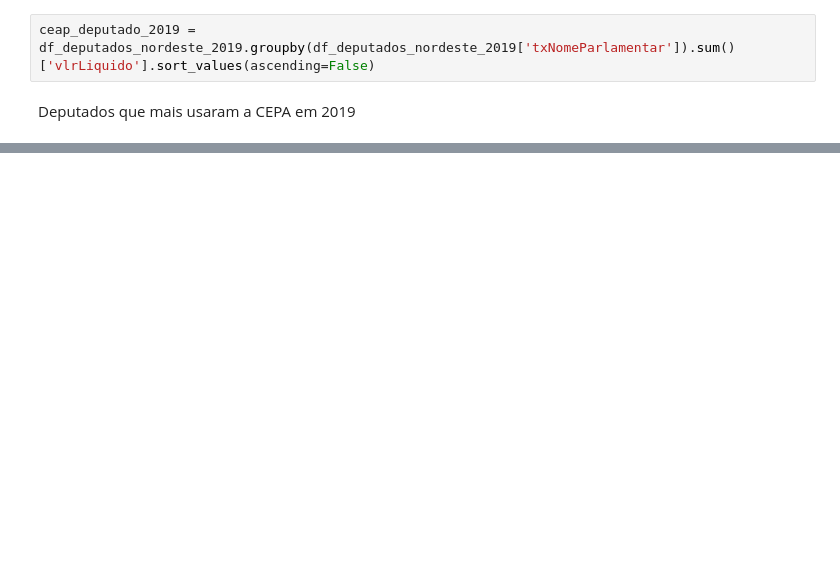
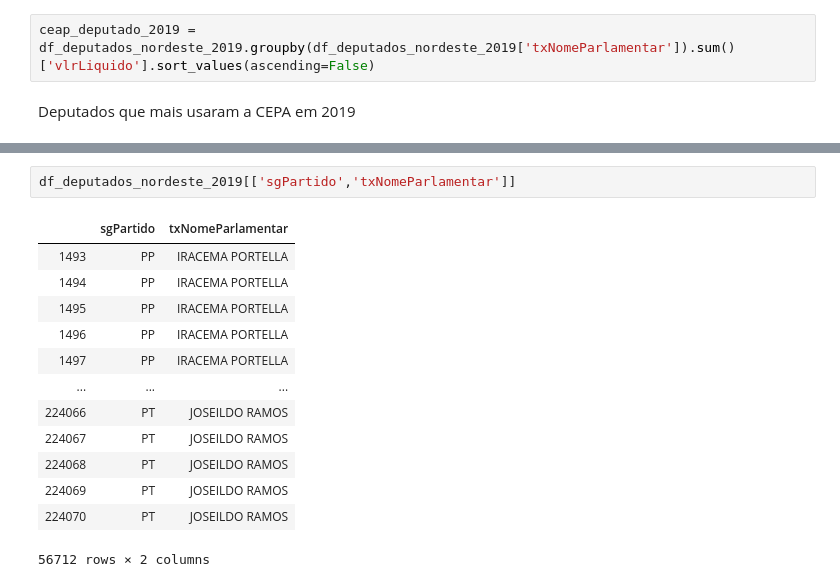
Before and after one commit to arthur-mts/beijo-de-moca, a Jupyter notebook: src/deputados.ipynb, the cells around one changed output, grey strips where cells are left out. Drawn from its saved outputs; the diff is of its cells as text; blank space fills up the shorter version.

```diff
--- a/src/deputados.ipynb
+++ b/src/deputados.ipynb
@@ -74,0 +171,16 @@ ceap_deputado_2019[:15].plot.bar()
+# %%
+df_deputados_nordeste_2019[['sgPartido','txNomeParlamentar']]
+# %% [output]
+|  | sgPartido | txNomeParlamentar |
+| 1493 | PP | IRACEMA PORTELLA |
+| 1494 | PP | IRACEMA PORTELLA |
+| 1495 | PP | IRACEMA PORTELLA |
+| 1496 | PP | IRACEMA PORTELLA |
+| 1497 | PP | IRACEMA PORTELLA |
+| ... | ... | ... |
+| 224066 | PT | JOSEILDO RAMOS |
+| 224067 | PT | JOSEILDO RAMOS |
+| 224068 | PT | JOSEILDO RAMOS |
+| 224069 | PT | JOSEILDO RAMOS |
+| 224070 | PT | JOSEILDO RAMOS |
+56712 rows × 2 columns
```
Also changed, not shown: parts of 16 cells of this notebook.
